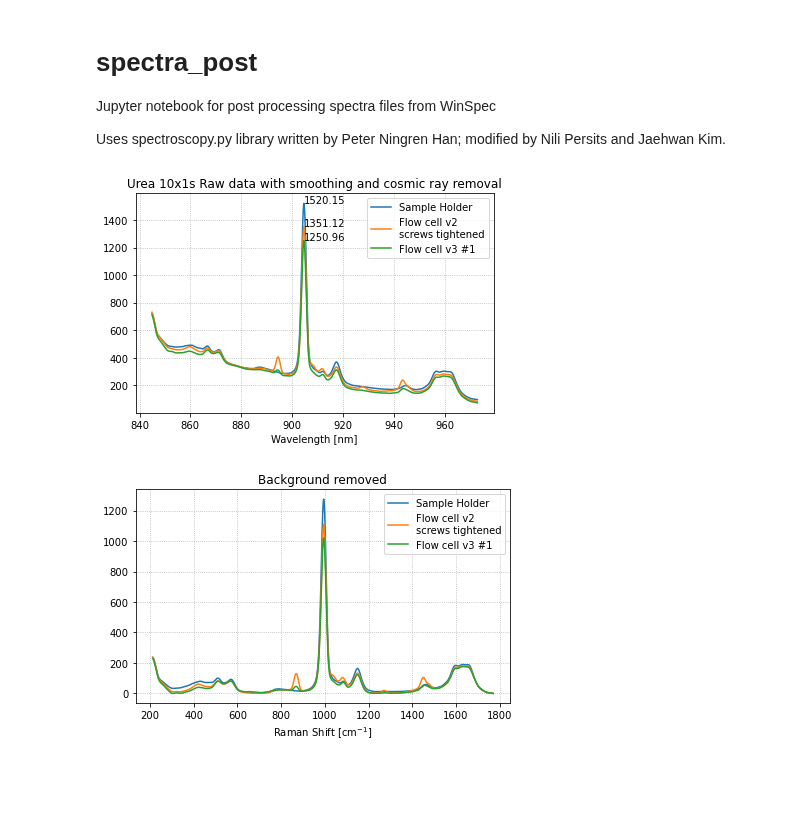
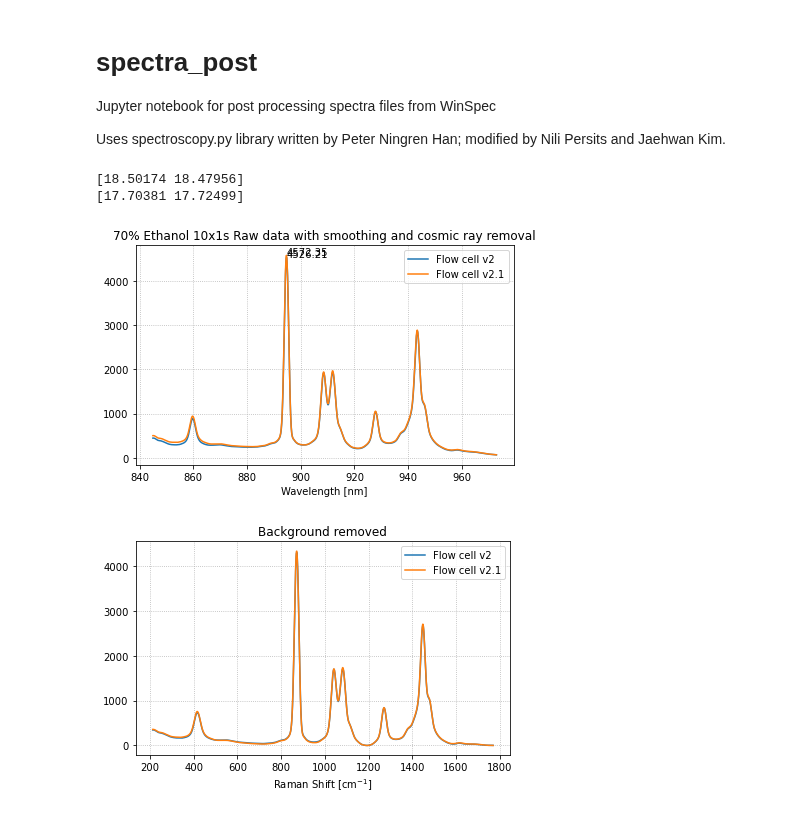
Before and after one commit to jhwnkim/fluid-auto-sampler, a Jupyter notebook: calculations/spectra_post.ipynb, the cells around one changed output. Saved outputs shown, nothing was run; the diff lists cells and outputs as text; code cells hidden in the pictures; blank space fills up the shorter version.

Commit message:
Update spectra_post.ipynb
more data analysis from flowcell v3

```diff
--- a/calculations/spectra_post.ipynb
+++ b/calculations/spectra_post.ipynb
@@ -10,16 +10,16 @@ modified by Nili Persits and Jaehwan Kim.
 
 import matplotlib.pyplot as plt
 from speclib.spectroscopy import *
-
+analyte = '70% Ethanol'
 laser=830.0
 filename_dic = {
-    'Sample Holder':       './data/20210128 Flowcell v3 test/sample-holder_urea_10x1s8',
+#     'Sample Holder':       './data/20210128 Flowcell v3 test/sample-holder_urea_10x1s8',
 #     'Flow cell v2':        './data/20210125 Flowcell v2 test/Flow_cell_urea_10x1s1',
-#     'Flow cell with 70% ethanol': './data/20210125 Flowcell v2 test/Flow_cell_ethanol70percemt_10x1s3',
-    'Flow cell v2\nscrews tightened':        './data/20210126 Flowcell v2 test 2/urea_10x1s10',
-#     'Flow cell with 70% ethanol': './data/20210126 Flowcell v2 test 2/ethanol70pc_10x1s5',
+    'Flow cell v2': './data/20210125 Flowcell v2 test/Flow_cell_ethanol70percemt_10x1s3',
+#     'Flow cell v2.1\nscrews tightened':        './data/20210126 Flowcell v2 test 2/urea_10x1s10',
+    'Flow cell v2.1': './data/20210126 Flowcell v2 test 2/ethanol70pc_10x1s5',
 
-    'Flow cell v3 #1':       './data/20210128 Flowcell v3 test/FCv3_urea_10x1s1',
+#     'Flow cell v3 #1':       './data/20210128 Flowcell v3 test/FCv3_urea_10x1s1',
 #     'Flow cell v3 #2':       './data/20210128 Flowcell v3 test/FCv3_urea_10x1s2',
 }
 
@@ -33,34 +33,36 @@ for key, file_name in filename_dic.items():
     waveshift = wave_2_waveshift(wave, laser)
 
     data_dic[key] = [waveshift, X_sig[0], wave, X]
 
 
 plt.figure()
 for key, data in data_dic.items():
     plt.plot(data[2], data[3], label=key)
     peak = np.max(data[3])
     peak_wave = data[2][np.argmax(data[3])]
     SBR = peak / data[3][np.abs(data[2]-880.0)<0.1] # signal to background peak at 880nm
-#     print(SBR)
+    print(SBR)
 #     plt.annotate('Peak count: {:g}\nSignal to 880nm background: {:g}'.format(peak, np.mean(SBR)), xy=(data[2][np.argmax(data[3])], peak))
     plt.annotate('{:g}'.format(peak), xy=(peak_wave, peak))
 plt.legend()
 plt.xlabel('Wavelength [nm]')
 plt.grid(True, linestyle=':')
-plt.title('Urea 10x1s Raw data with smoothing and cosmic ray removal')
+plt.title('{} 10x1s Raw data with smoothing and cosmic ray removal'.format(analyte))
 plt.tight_layout()
 plt.show()
 
 
 plt.figure()
 for key, data in data_dic.items():
     plt.plot(data[0], data[1], label=key)
 plt.legend()
 plt.xlabel('Raman Shift [cm$^{-1}$]')
 plt.grid(True, linestyle=':')
 plt.title('Background removed')
 plt.tight_layout()
 plt.show()
 # %% [output]
+[18.50174 18.47956]
+[17.70381 17.72499]
-[figure, old version]
+[figure, new version]
-[figure, old version]
+[figure, new version]
```
